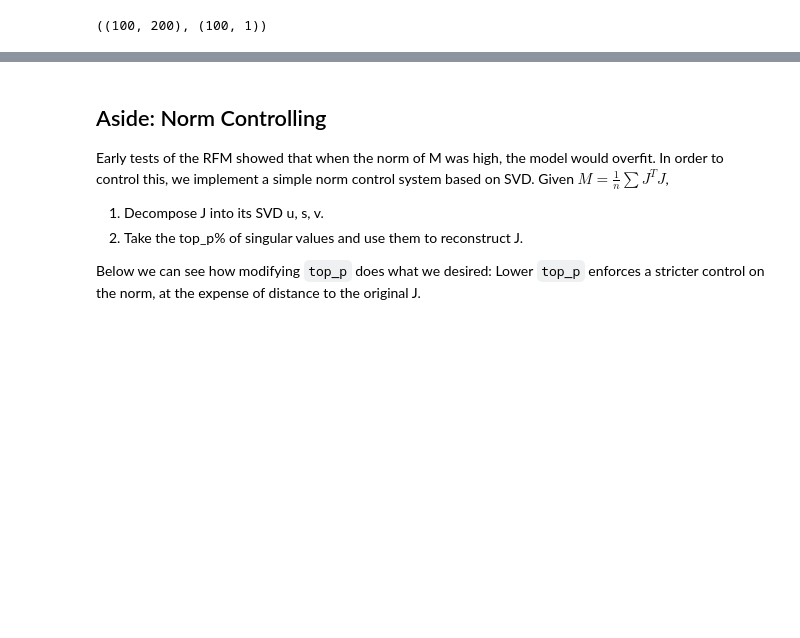
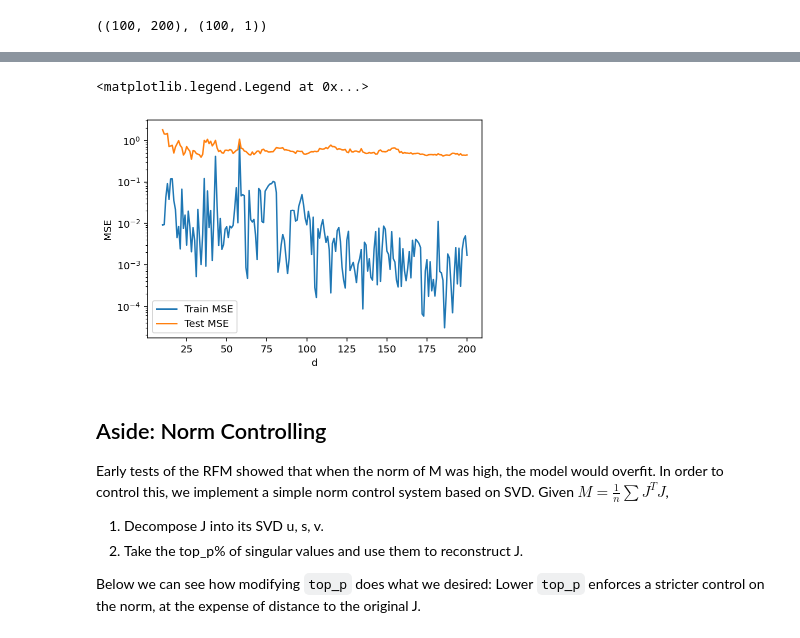
Before and after one commit to agupta01/ml-theory-capstone, a Jupyter notebook: notebooks/scaling.ipynb, the cells around one changed output, grey strips where cells are left out. Drawn from its saved outputs; the diff is of its cells as text; code cells hidden in the pictures; blank space fills up the shorter version.

```diff
--- a/notebooks/scaling.ipynb
+++ b/notebooks/scaling.ipynb
@@ -94,3 +100,13 @@ model.score(X_test, y_test)
+# %%
+plt.plot(d_range, train_MSE, label="Train MSE")
+plt.plot(d_range, test_MSE, label="Test MSE")
+plt.yscale("log")
+plt.xlabel("d")
+plt.ylabel("MSE")
+plt.legend()
+# %% [output]
+<matplotlib.legend.Legend at 0x...>
+[figure, added]
 # %% [markdown]
 ## Aside: Norm Controlling
 
```
Also changed, not shown: parts of 7 cells of this notebook, 1 other file.
